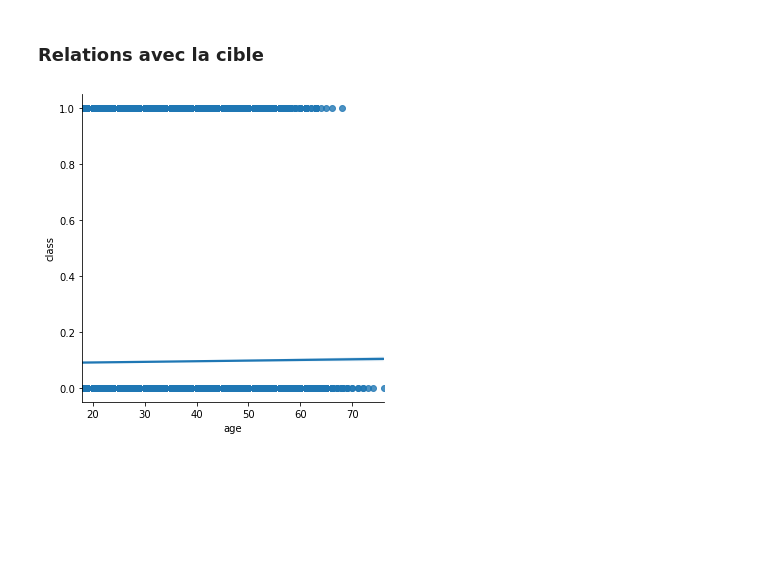
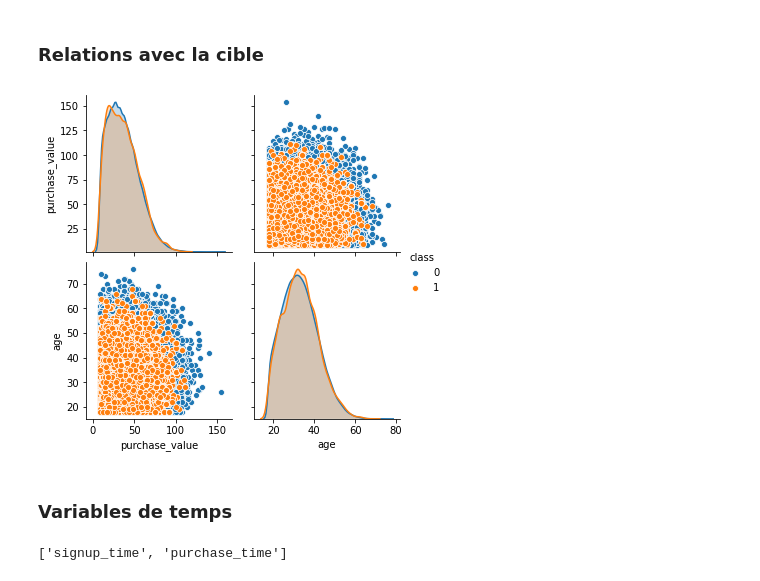
Before and after one commit to thefifthagreement/jedha-fs-s4-project, a Jupyter notebook: fraud_detection_eda.ipynb, the cells around one changed output. Saved outputs shown, nothing was run; the diff lists cells and outputs as text; code cells hidden in the pictures; blank space fills up the shorter version.

```diff
--- a/fraud_detection_eda.ipynb
+++ b/fraud_detection_eda.ipynb
@@ -337,7 +345,13 @@ plt.show()
 [figure]
 # %% [markdown]
 ### Relations avec la cible
-# %%
-g = sns.lmplot(data=fraud_data, y="class", x="age", logistic=True)
-# %% [output]
-[figure, removed]
+# %%
+sns.pairplot(fraud_data[numerical + target], hue="class");
+# %% [output]
+[figure, added]
+# %% [markdown]
+### Variables de temps
+# %%
+time_features
+# %% [output]
+['signup_time', 'purchase_time']
```
Also changed, not shown: parts of 13 cells of this notebook.
